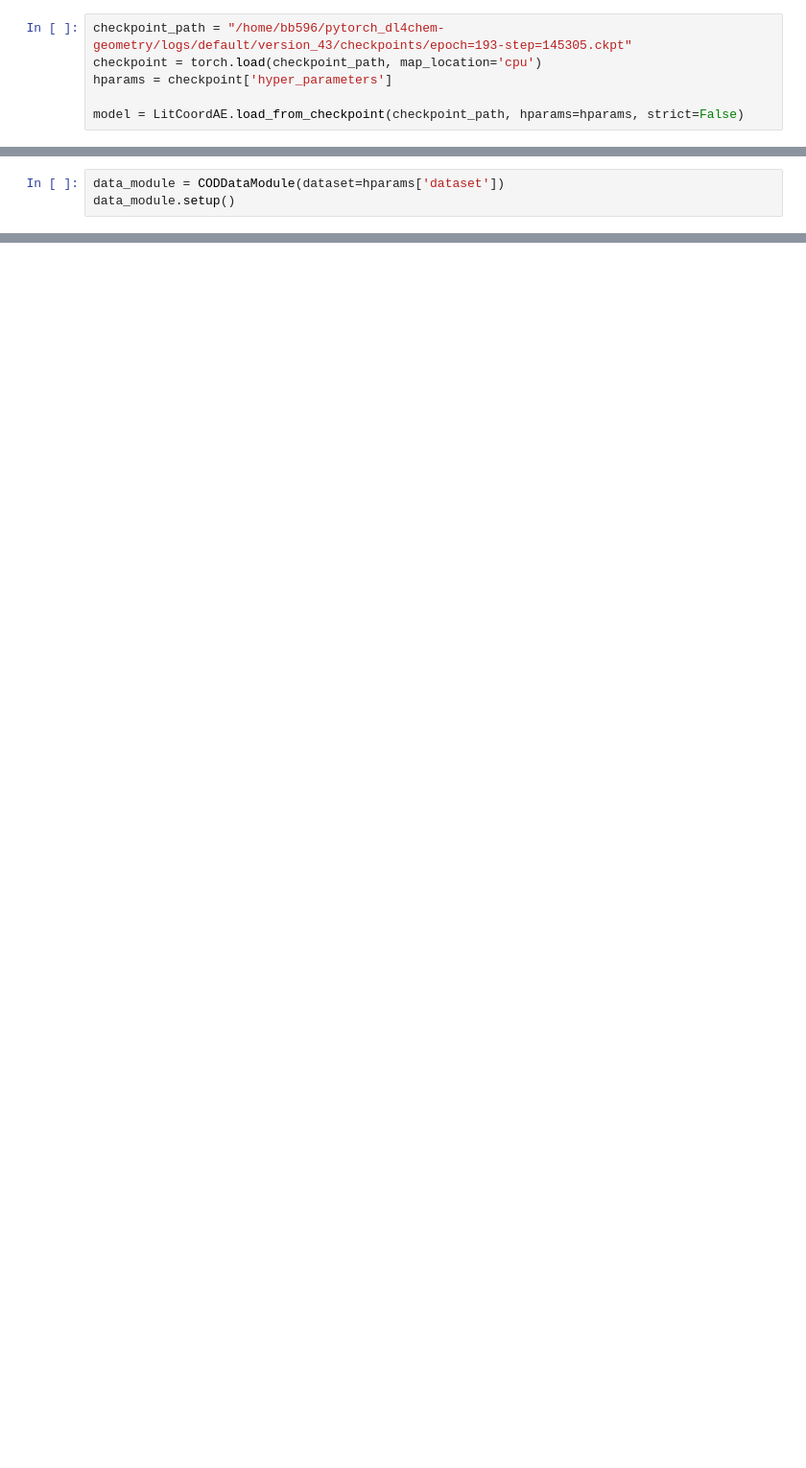
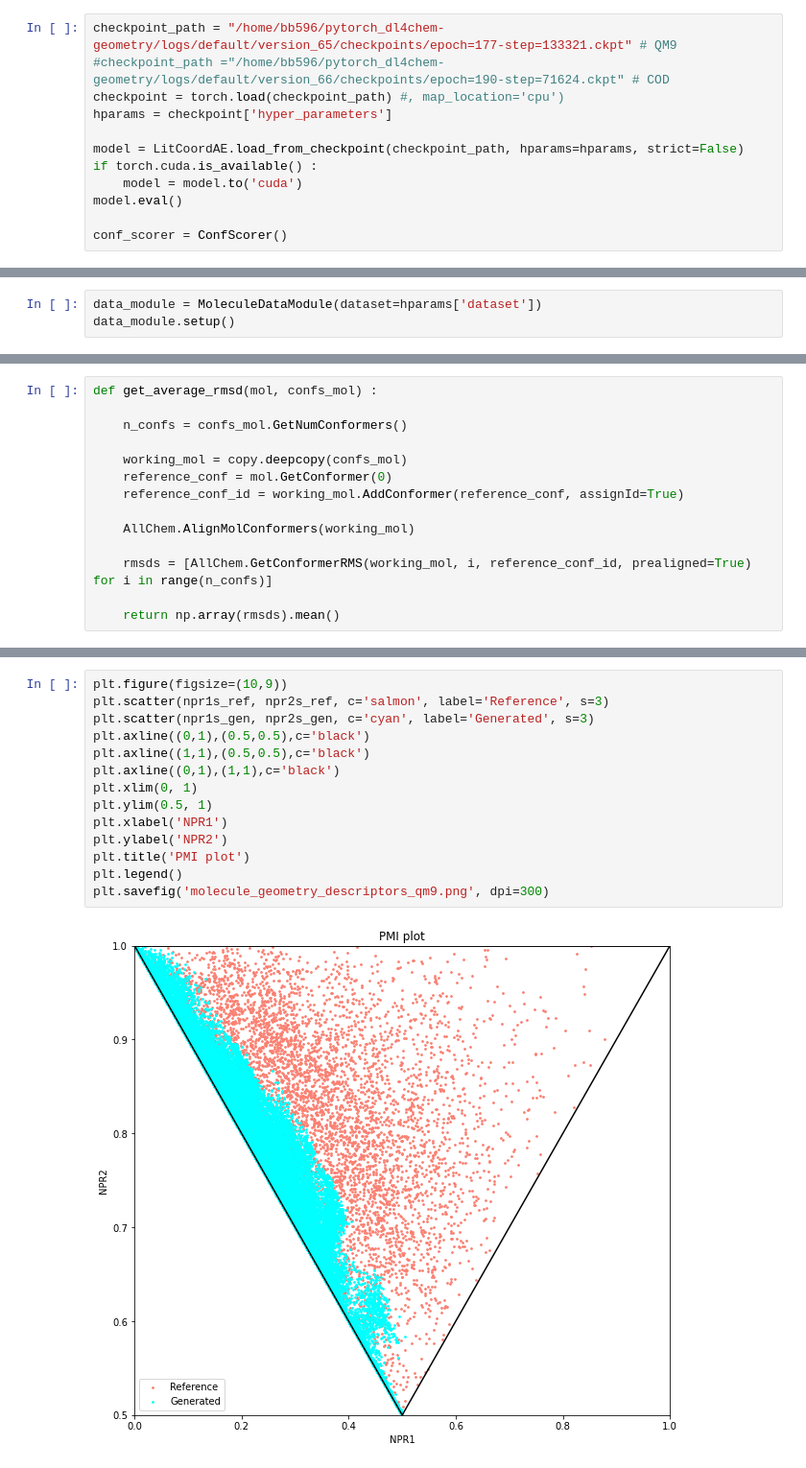
Before and after one commit to bbaillif/pytorch_dl4chem-geometry, a Jupyter notebook: generate_test_molecules_COD.ipynb, the cells around one changed output, grey strips where cells are left out. Shown at 96% size. Saved outputs shown, nothing was run; the diff lists cells and outputs as text; blank space fills up the shorter version.

```diff
--- a/generate_test_molecules_COD.ipynb
+++ b/generate_test_molecules_COD.ipynb
@@ -18,6 +23,12 @@ from data_utils import CODDataModule
 # %%
-checkpoint_path = "/home/bb596/pytorch_dl4chem-geometry/logs/default/version_43/checkpoints/epoch=193-step=145305.ckpt"
-checkpoint = torch.load(checkpoint_path, map_location='cpu')
+checkpoint_path = "/home/bb596/pytorch_dl4chem-geometry/logs/default/version_65/checkpoints/epoch=177-step=133321.ckpt" # QM9
+#checkpoint_path ="/home/bb596/pytorch_dl4chem-geometry/logs/default/version_66/checkpoints/epoch=190-step=71624.ckpt" # COD
+checkpoint = torch.load(checkpoint_path) #, map_location='cpu')
 hparams = checkpoint['hyper_parameters']
 
 model = LitCoordAE.load_from_checkpoint(checkpoint_path, hparams=hparams, strict=False)
+if torch.cuda.is_available() :
+    model = model.to('cuda')
+model.eval()
+
+conf_scorer = ConfScorer()
@@ -24,3 +55,3 @@ model = LitCoordAE.load_from_checkpoint(checkpoint_path, hparams=hparams, strict
 # %%
-data_module = CODDataModule(dataset=hparams['dataset'])
+data_module = MoleculeDataModule(dataset=hparams['dataset'])
 data_module.setup()
@@ -26,0 +107,14 @@ data_module.setup()
+# %%
+def get_average_rmsd(mol, confs_mol) :
+
+    n_confs = confs_mol.GetNumConformers()
+
+    working_mol = copy.deepcopy(confs_mol)
+    reference_conf = mol.GetConformer(0)
+    reference_conf_id = working_mol.AddConformer(reference_conf, assignId=True)
+
+    AllChem.AlignMolConformers(working_mol)
+
+    rmsds = [AllChem.GetConformerRMS(working_mol, i, reference_conf_id, prealigned=True) for i in range(n_confs)]
+
+    return np.array(rmsds).mean()
@@ -26,0 +195,16 @@ data_module.setup()
+# %%
+plt.figure(figsize=(10,9))
+plt.scatter(npr1s_ref, npr2s_ref, c='salmon', label='Reference', s=3)
+plt.scatter(npr1s_gen, npr2s_gen, c='cyan', label='Generated', s=3)
+plt.axline((0,1),(0.5,0.5),c='black')
+plt.axline((1,1),(0.5,0.5),c='black')
+plt.axline((0,1),(1,1),c='black')
+plt.xlim(0, 1)
+plt.ylim(0.5, 1)
+plt.xlabel('NPR1')
+plt.ylabel('NPR2')
+plt.title('PMI plot')
+plt.legend()
+plt.savefig('molecule_geometry_descriptors_qm9.png', dpi=300)
+# %% [output]
+[figure, added]
```
Also changed, not shown: parts of 20 cells of this notebook, 5 other files.
